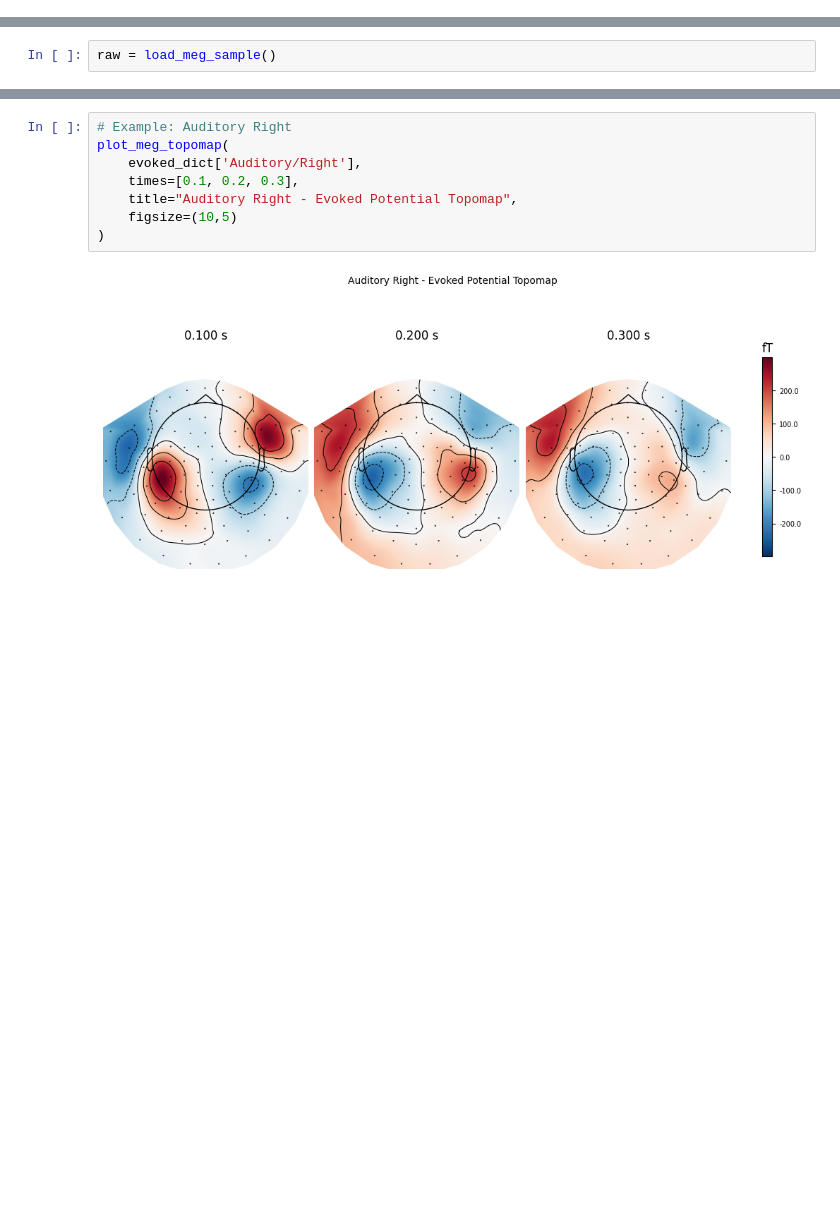
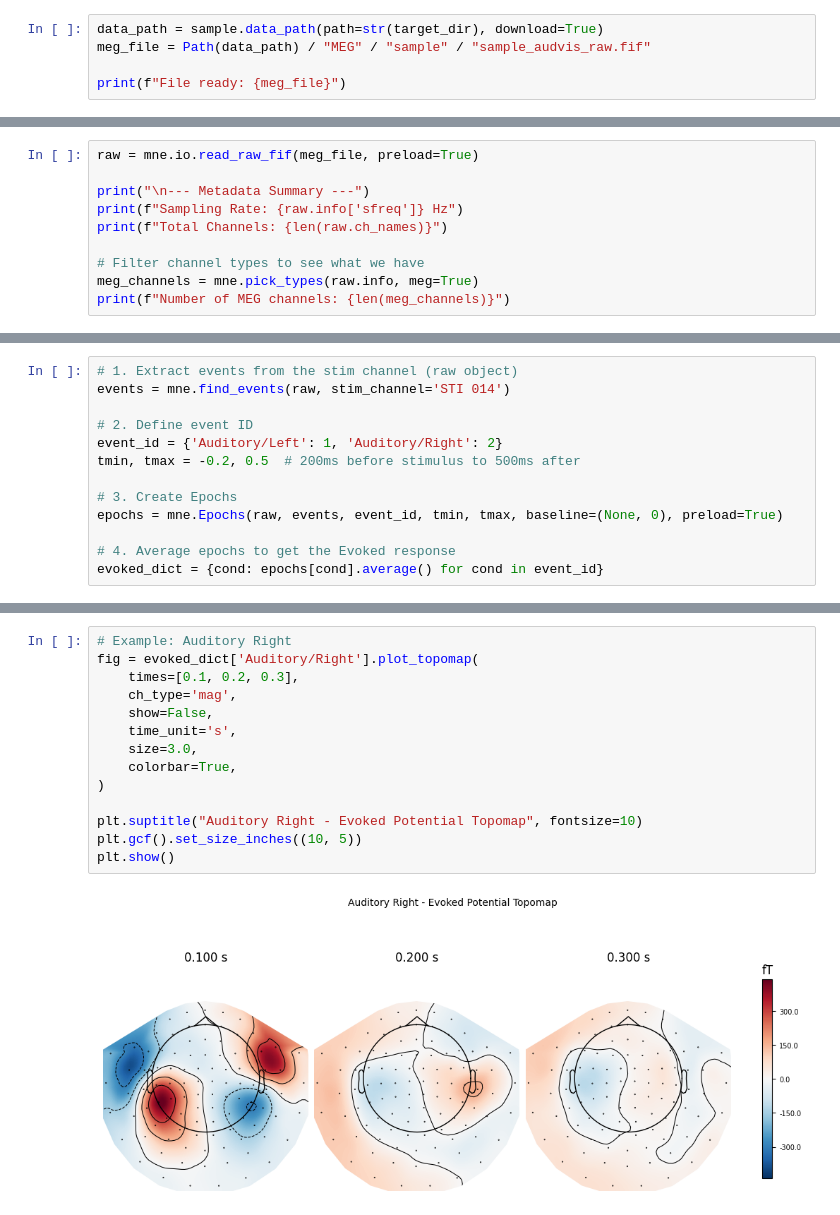
Before and after one commit to yibeisita/neuro-ai-playground, a Jupyter notebook: tutorials/01_foundations/02_meg_basics.ipynb, the cells around one changed output, grey strips where cells are left out. Cells and saved outputs as stored; diff of their text form; blank space fills up the shorter version.

```diff
--- a/tutorials/01_foundations/02_meg_basics.ipynb
+++ b/tutorials/01_foundations/02_meg_basics.ipynb
@@ -10,0 +36,5 @@ from neurolib.eeg_meg.visualization import plot_raw, plot_psd, plot_meg_topomap
+# %%
+data_path = sample.data_path(path=str(target_dir), download=True)
+meg_file = Path(data_path) / "MEG" / "sample" / "sample_audvis_raw.fif"
+
+print(f"File ready: {meg_file}")
@@ -18,7 +51,15 @@ The raw object contains:
 - Sampling frequency and measurement info
 - Event markers for stimuli or triggers
 # %%
-raw = load_meg_sample()
+raw = mne.io.read_raw_fif(meg_file, preload=True)
+
+print("\n--- Metadata Summary ---")
+print(f"Sampling Rate: {raw.info['sfreq']} Hz")
+print(f"Total Channels: {len(raw.ch_names)}")
+
+# Filter channel types to see what we have
+meg_channels = mne.pick_types(raw.info, meg=True)
+print(f"Number of MEG channels: {len(meg_channels)}")
 # %% [output]
 Opening raw data file /Users/yibeisita/Documents/neuro-ai-playground/datasets/meg_sample/MNE-sample-data/MEG/sample/sample_audvis_raw.fif...
     Read a total of 3 projection items:
@@ -87,0 +155,13 @@ Plotting power spectral density (dB=True).
+# %%
+# 1. Extract events from the stim channel (raw object)
+events = mne.find_events(raw, stim_channel='STI 014')
+
+# 2. Define event ID
+event_id = {'Auditory/Left': 1, 'Auditory/Right': 2}
+tmin, tmax = -0.2, 0.5  # 200ms before stimulus to 500ms after
+
+# 3. Create Epochs
+epochs = mne.Epochs(raw, events, event_id, tmin, tmax, baseline=(None, 0), preload=True)
+
+# 4. Average epochs to get the Evoked response
+evoked_dict = {cond: epochs[cond].average() for cond in event_id}
@@ -127,10 +216,16 @@ plot_meg_topomap(
 # %%
 # Example: Auditory Right
-plot_meg_topomap(
-    evoked_dict['Auditory/Right'],
+fig = evoked_dict['Auditory/Right'].plot_topomap(
     times=[0.1, 0.2, 0.3],
-    title="Auditory Right - Evoked Potential Topomap",
-    figsize=(10,5)
+    ch_type='mag',
+    show=False,
+    time_unit='s',
+    size=3.0,
+    colorbar=True,
 )
+
+plt.suptitle("Auditory Right - Evoked Potential Topomap", fontsize=10)
+plt.gcf().set_size_inches((10, 5))
+plt.show()
 # %% [output]
-[figure, old version]
+[figure, new version]
```
Also changed, not shown: parts of 21 cells of this notebook.
